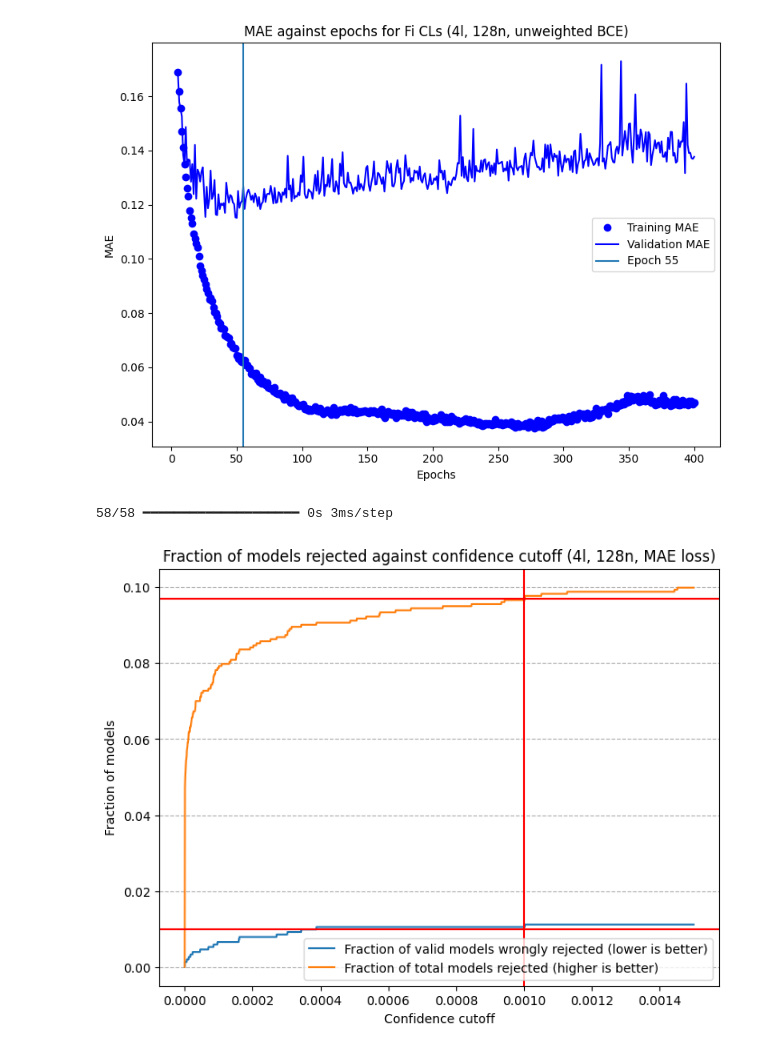
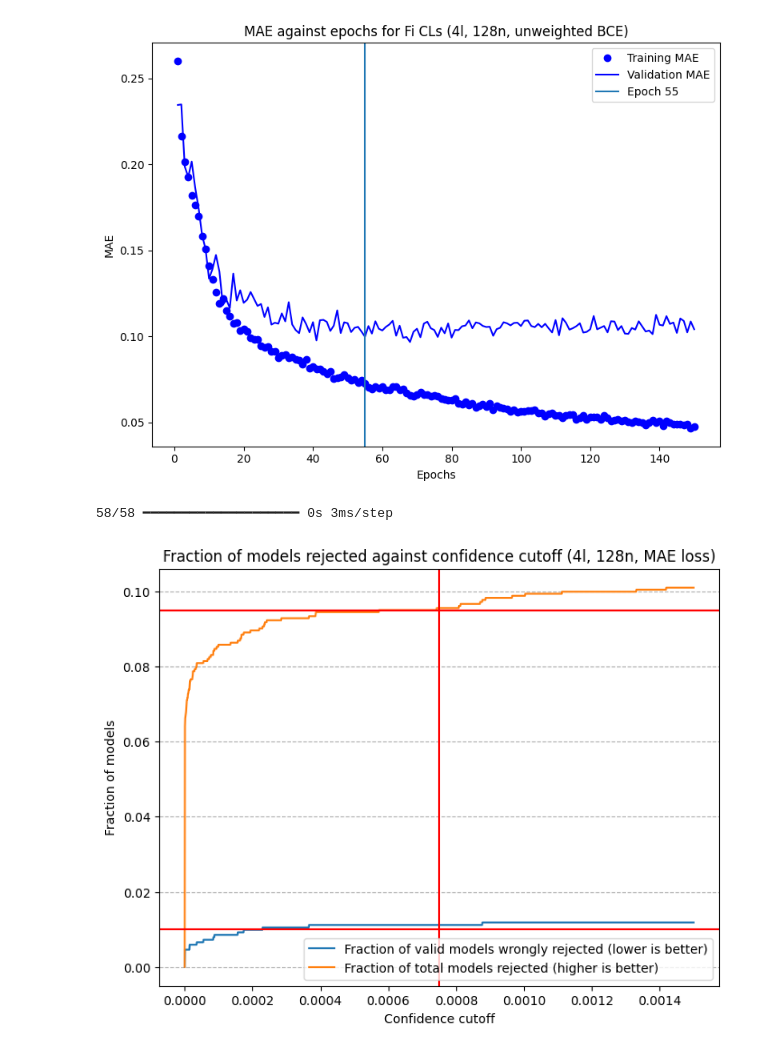
Before and after one commit to benvlasto/MPhys-Project, a Jupyter notebook: notebooks/CLs_model.ipynb, the cells around one changed output. Cells and saved outputs as stored; diff of their text form; code cells hidden in the pictures.

Commit message:
Created new CLs predictor that classifies models using a less tiny CLs cutoff

```diff
--- a/notebooks/CLs_model.ipynb
+++ b/notebooks/CLs_model.ipynb
@@ -44,7 +44,7 @@ def build_model(): # Returns a compiled model, as K-fold cross validation involv
 
     model.compile(
         optimizer=keras.optimizers.RMSprop(0.005),
-        loss='binary_crossentropy',
+        loss='mae',
         metrics=["mae"]
     )
 
@@ -106,7 +106,7 @@ def k_fold_validation(k, num_epochs, df): # Trains model for one round of k-fold
 # %%
 # Choose number of folds for k-fold validation, number of epochs, and iterations
 k = 1
-num_epochs = 400 # When testing new models, set this high enough to see overfitting (assuming model is powerful enough to overfit)
+num_epochs = 150 # When testing new models, set this high enough to see overfitting (assuming model is powerful enough to overfit)
 iterations = 1 # If accuracy scores have high variance, increase iterations to 5 (smoother) or 10 (smoothest)
 
 # avg_train_accuracy and avg_val_accuracy store the training and validation accuracy for each epoch, averaged over the k folds
@@ -123,23 +123,23 @@ avg_train_accuracy = avg_train_accuracy.mean(axis=0)
 # %%
 # Plot training and validation accuracy for each epoch
 
 best_epoch = 55
-cut = 4
+cut = 0
 epochs = range(cut+1, num_epochs + 1)
 plt.figure(figsize=(8,6))
 plt.plot(epochs, avg_train_accuracy[cut:], "bo", label="Training MAE")
 plt.plot(epochs, avg_val_accuracy[cut:], "b", label="Validation MAE")
 plt.axvline(best_epoch, label=f"Epoch {best_epoch}")
 #plt.axhline(0.1115)
 plt.title(f"MAE against epochs for {chosen_CLs[:-8]} CLs (4l, 128n, unweighted BCE)")
 plt.xlabel("Epochs")
 plt.ylabel("MAE")
 plt.legend()
 plt.tight_layout()
 #plt.savefig(f"../plots/fitting_different_CLs/training_info_{chosen_CLs[:-8]}.png")
 plt.show()
 # %% [output]
-[figure, old version]
+[figure, new version]
 # %%
 # Train new model on all of the available data
 
@@ -232,8 +232,8 @@ def plot_rejections_by_cutoff(true_values, predicted_values, num_points=100, x_r
     #plt.plot(test_cutoffs, ratio)
 
     plt.axhline(0.01, color="red")
-    plt.axhline(0.097, color="red")
-    plt.axvline(0.001, color='red')
+    plt.axhline(0.095, color="red")
+    plt.axvline(0.00075, color='red')
     plt.xlabel("Confidence cutoff")
     plt.ylabel("Fraction of models")
     plt.grid(axis='y', linestyle='--')
@@ -247,4 +247,4 @@ def plot_rejections_by_cutoff(true_values, predicted_values, num_points=100, x_r
 
 plot_rejections_by_cutoff(targets, predictions, len(targets), 0.0015, save=False)
 # %% [output]
-[figure, old version]
+[figure, new version]
```
Also changed, not shown: parts of 2 cells of this notebook, 1 other file.
